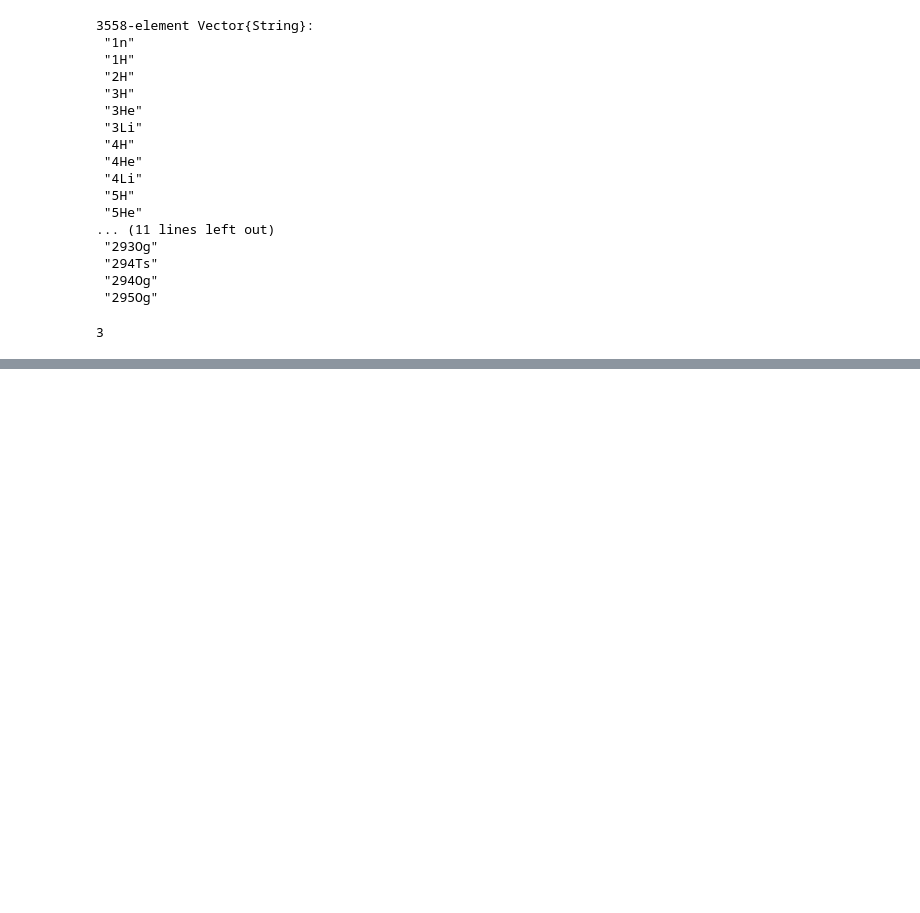
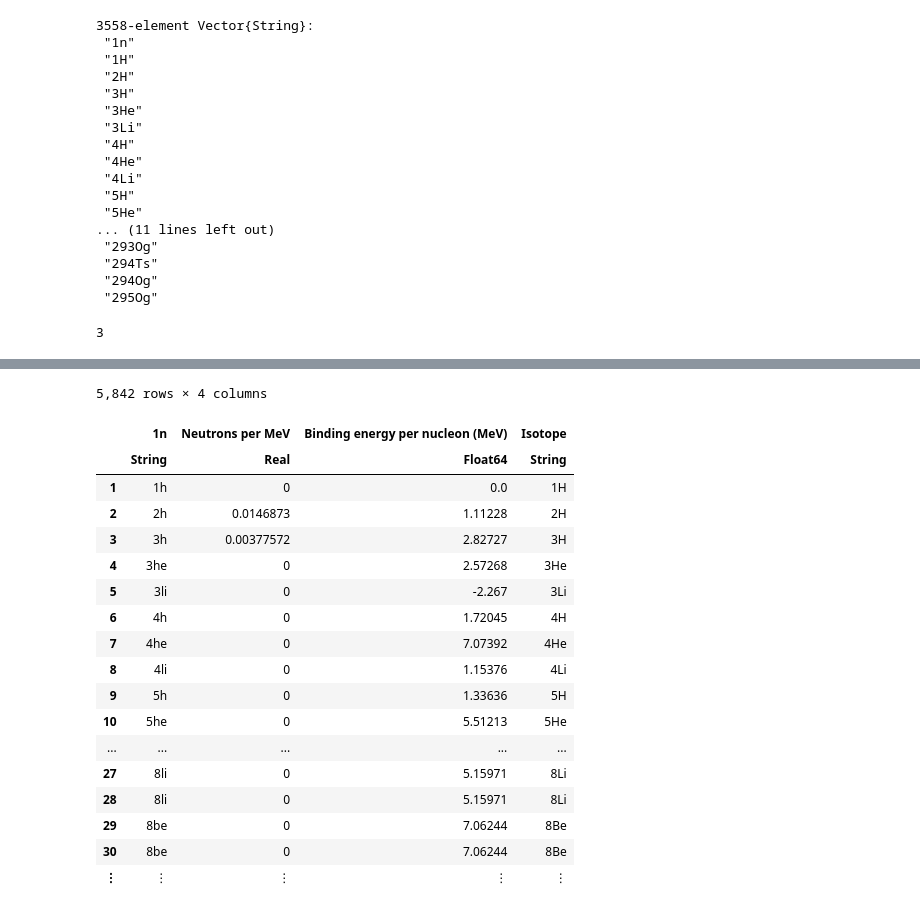
Before and after one commit to MarcosP7635/Energy, a Jupyter notebook: JupyterNotebooks/min_energy_produce_neutron.ipynb, the cells around one changed output, grey strips where cells are left out. Cells and saved outputs as stored; diff of their text form; code cells hidden in the pictures; blank space fills up the shorter version.

```diff
--- a/JupyterNotebooks/min_energy_produce_neutron.ipynb
+++ b/JupyterNotebooks/min_energy_produce_neutron.ipynb
@@ -422,3 +422,8 @@ find_row(x) = [row for row in 1:size(amu_df)[1] if amu_df[row, "A Elt."] == x][1
 find_row(glue_mass_name("2h"))
 # %% [output]
 3
+# %%
+nuclide_df[!, "Binding energy per nucleon (MeV)"] = [
+    amu_df[find_row(glue_mass_name(nuclide)), "Binding energy per nucleon (MeV)"]
+    for nuclide in nuclide_df[!, "1n"]
+]
@@ -424,0 +448,23 @@ find_row(glue_mass_name("2h"))
+# %%
+nuclide_df[!, "Isotope"] = [glue_mass_name(nuclide) for nuclide in nuclide_df[!, "1n"]]
+nuclide_df
+# %% [output]
+5,842 rows × 4 columns
+|  | 1n | Neutrons per MeV | Binding energy per nucleon (MeV) | Isotope |
+|  | String | Real | Float64 | String |
+| 1 | 1h | 0 | 0.0 | 1H |
+| 2 | 2h | 0.0146873 | 1.11228 | 2H |
+| 3 | 3h | 0.00377572 | 2.82727 | 3H |
+| 4 | 3he | 0 | 2.57268 | 3He |
+| 5 | 3li | 0 | -2.267 | 3Li |
+| 6 | 4h | 0 | 1.72045 | 4H |
+| 7 | 4he | 0 | 7.07392 | 4He |
+| 8 | 4li | 0 | 1.15376 | 4Li |
+| 9 | 5h | 0 | 1.33636 | 5H |
+| 10 | 5he | 0 | 5.51213 | 5He |
+| ... | ... | ... | ... | ... |
+| 27 | 8li | 0 | 5.15971 | 8Li |
+| 28 | 8li | 0 | 5.15971 | 8Li |
+| 29 | 8be | 0 | 7.06244 | 8Be |
+| 30 | 8be | 0 | 7.06244 | 8Be |
+| ⋮ | ⋮ | ⋮ | ⋮ | ⋮ |
```
Also changed, not shown: parts of 2 cells of this notebook.
